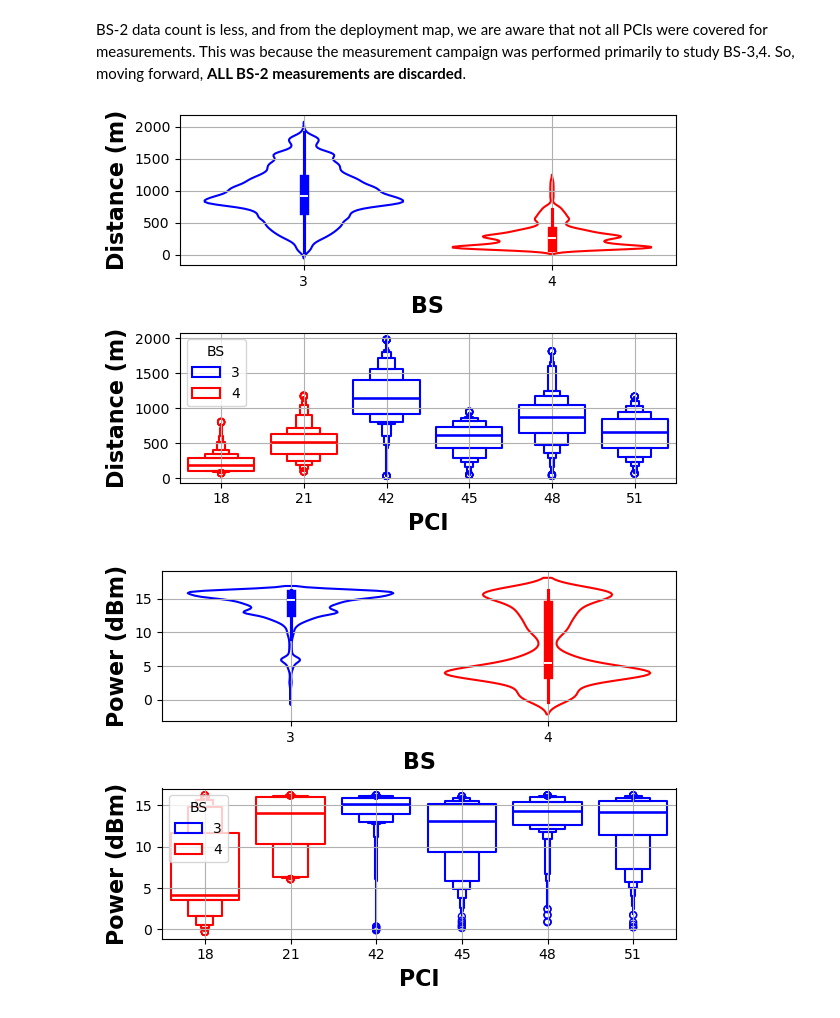
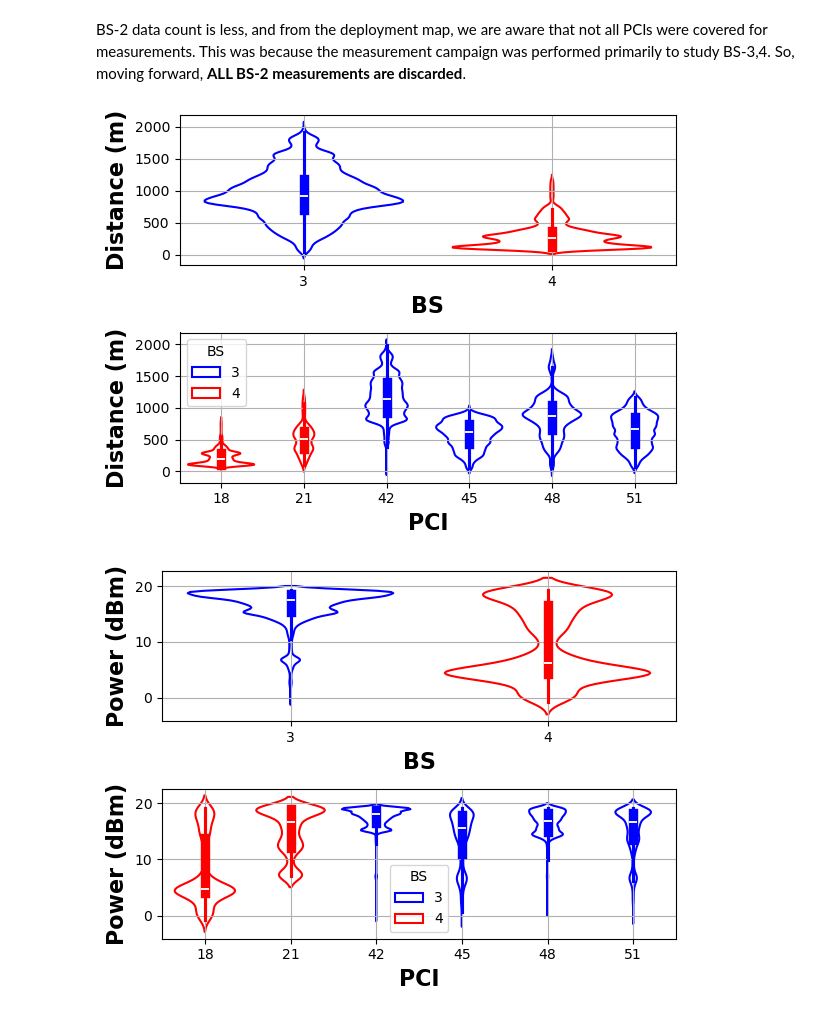
Before and after one commit to joshuaroy873/acms80870_project_palathinkal, a Jupyter notebook: final_project/notebooks/code5_data_prep.ipynb, the cells around one changed output. Cells and saved outputs as stored; diff of their text form; code cells hidden in the pictures.

```diff
--- a/final_project/notebooks/code5_data_prep.ipynb
+++ b/final_project/notebooks/code5_data_prep.ipynb
@@ -69,9 +69,9 @@ df['ue_Elevation'] = 90 - np.rad2deg(np.arctan(df['bs_Height'] / df['Distance_2d
 
 df['ue_Azimuth'] = df.apply(lambda row: calc_bearing(row['bs_Latitude'], row['bs_Longitude'], row['ue_Latitude'], row['ue_Longitude'], row['bs_Azimuth']), axis=1)
 
-df[['gain_Azimuth', 'gain_Elevation']] = 17 * df.apply(lambda row: pd.Series(gain_calc(df_antenna, row['ue_Azimuth'], row['ue_Elevation'])), axis=1)
+df[['gain_Azimuth', 'gain_Elevation']] = 20.5 * df.apply(lambda row: pd.Series(gain_calc(df_antenna, row['ue_Azimuth'], row['ue_Elevation'])), axis=1)
 # It is not 20Mhz/15khz as there are 100 PRBs in 20Mhz conf (rest are guard bands)
-df['bs_Power'] = 30 + (df['gain_Azimuth']*df['gain_Elevation']/17) - 10*np.log10(1200)
+df['bs_Power'] = 29.5 + (df['gain_Azimuth']*df['gain_Elevation']/20.5) - 10*np.log10(1200)
 
 del df_antenna
 # %%
@@ -118,7 +118,7 @@ sns.violinplot(data=X_interpret_2, x="BS", y="Distance_3d", hue="BS", palette=['
 axes[0].set_ylabel('Distance (m)', fontsize=16, fontweight='bold')
 axes[0].set_xlabel('BS', fontsize=16, fontweight='bold')
 axes[0].grid(True)
-sns.boxenplot(data=X_interpret_2, x="PCI", y="Distance_3d", hue='BS', palette=['blue', 'red'], fill=False, ax=axes[1])
+sns.violinplot(data=X_interpret_2, x="PCI", y="Distance_3d", hue='BS', palette=['blue', 'red'], fill=False, ax=axes[1])
 axes[1].set_ylabel('Distance (m)', fontsize=16, fontweight='bold')
 axes[1].set_xlabel('PCI', fontsize=16, fontweight='bold')
 axes[1].grid(True)
@@ -127,23 +127,23 @@ plt.show()
 
 del fig, axes
 # %% [output]
-[figure, old version]
+[figure, new version]
 # %%
 fig, axes = plt.subplots(2, 1, figsize=(6, 4.5),layout='constrained')
 sns.violinplot(data=X_interpret_2, x="BS", y="bs_Power", hue="BS", palette=['blue', 'red'], legend=False, fill=False, ax=axes[0])
 axes[0].set_ylabel('Power (dBm)', fontsize=16, fontweight='bold')
 axes[0].set_xlabel('BS', fontsize=16, fontweight='bold')
 axes[0].grid(True)
-sns.boxenplot(data=X_interpret_2, x="PCI", y="bs_Power", hue='BS', palette=['blue', 'red'], fill=False, ax=axes[1])
+sns.violinplot(data=X_interpret_2, x="PCI", y="bs_Power", hue='BS', palette=['blue', 'red'], fill=False, ax=axes[1])
 axes[1].set_ylabel('Power (dBm)', fontsize=16, fontweight='bold')
 axes[1].set_xlabel('PCI', fontsize=16, fontweight='bold')
 axes[1].grid(True)
 plt.tight_layout()
 plt.show()
 
 del fig, axes
 # %% [output]
-[figure, old version]
+[figure, new version]
 # %%
 fig, axes = plt.subplots(2, 1, figsize=(6, 4.5),layout='constrained')
 sns.violinplot(data=X_interpret_2, x="BS", y="RSRP", hue="BS", palette=['blue', 'red'], legend=False, fill=False, ax=axes[0])
```
Also changed, not shown: parts of 5 cells of this notebook, 5 other files.
